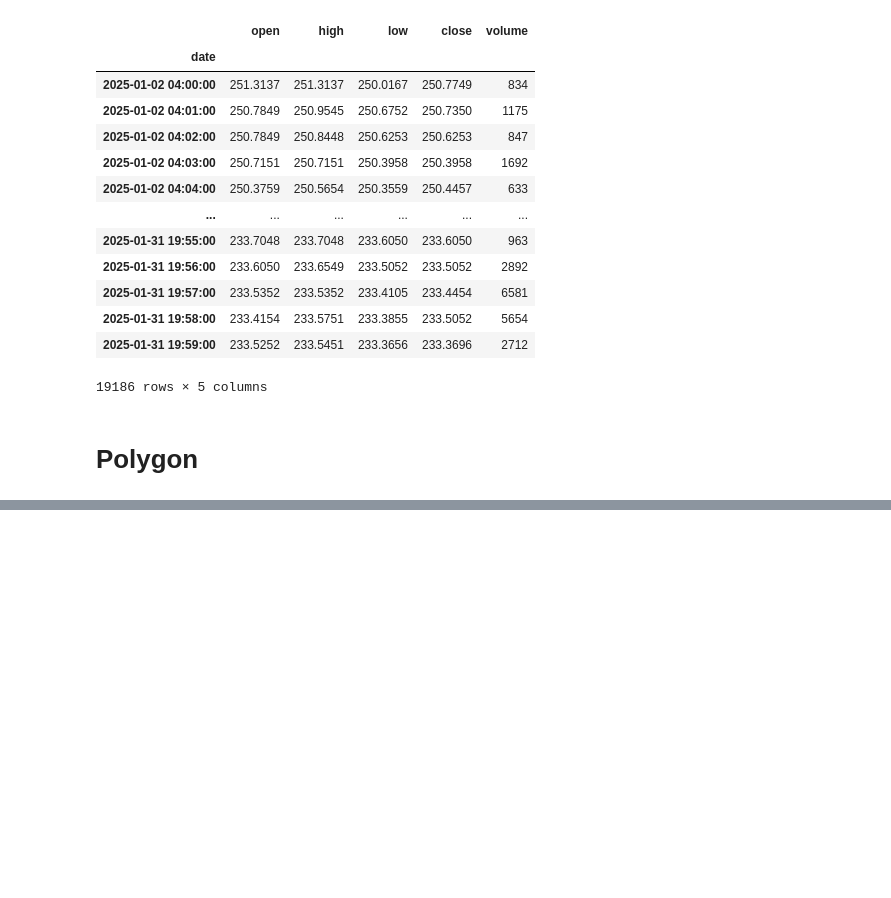
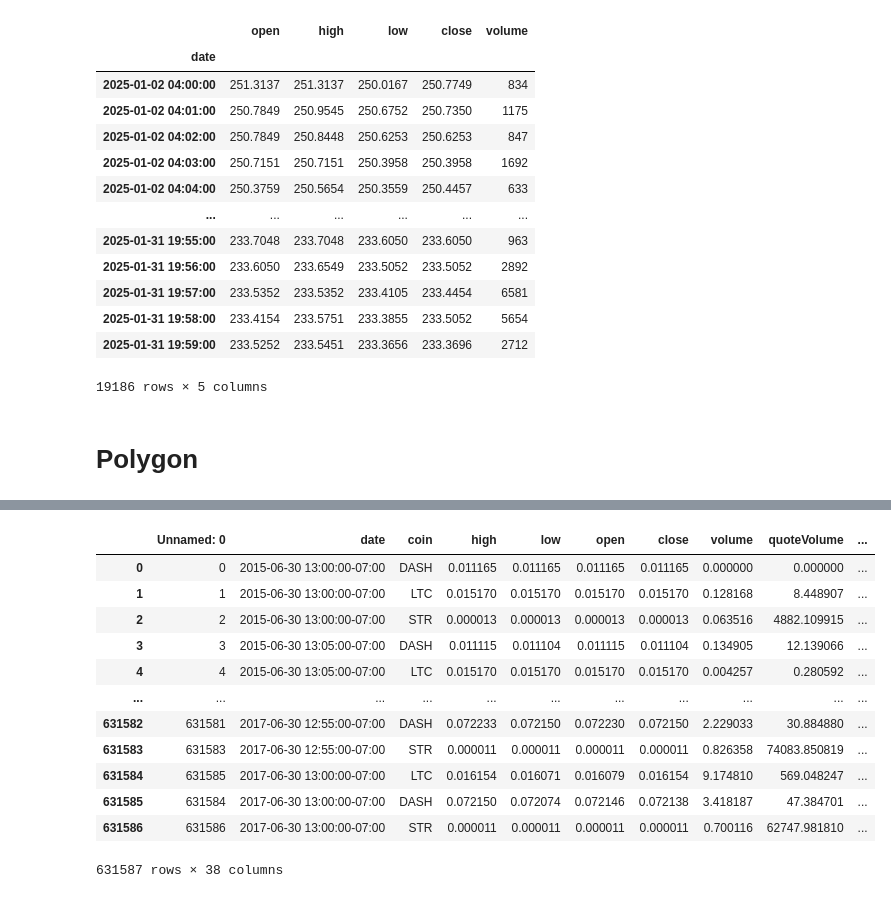
Before and after one commit to atefar2/SB3_RL_VARIABLE_CRL_NO_ATTENTION_ONLY_MLP, a Jupyter notebook: data_gathering.ipynb, the cells around one changed output, grey strips where cells are left out. Cells and saved outputs as stored; diff of their text form; code cells hidden in the pictures; blank space fills up the shorter version.

```diff
--- a/data_gathering.ipynb
+++ b/data_gathering.ipynb
@@ -406,3 +406,33 @@ df.columns = multi_columns
 print(f"Length: {len(df)}")
 print(f"MultiIndex structure: {df.columns}")
 df.head()
+# %%
+import pandas as pd
+import numpy as np
+import matplotlib.pyplot as plt
+import seaborn as sns
+import os
+import sys
+import requests
+import json
+import time
+import random
+import re
+import datetime
+import pytz
+import pickle
+
+
+preprocessed_data = pd.read_csv('cleaned_preprocessed.csv')
+
+# print(preprocessed_data.head())
+# print(preprocessed_data.info())
+# print(preprocessed_data.describe())
+# print(preprocessed_data.columns)
+# print(preprocessed_data.shape)
+# print(preprocessed_data.dtypes)
+# print(preprocessed_data.isnull().sum())
+print(preprocessed_data)
+
+print(f"-----------------")
+# print(preprocessed_data.date.tail(50))
@@ -408,0 +457,16 @@ df.head()
+# %%
+preprocessed_data
+# %% [output]
+|  | Unnamed: 0 | date | coin | high | low | open | close | volume | quoteVolume | ... |
+| 0 | 0 | 2015-06-30 13:00:00-07:00 | DASH | 0.011165 | 0.011165 | 0.011165 | 0.011165 | 0.000000 | 0.000000 | ... |
+| 1 | 1 | 2015-06-30 13:00:00-07:00 | LTC | 0.015170 | 0.015170 | 0.015170 | 0.015170 | 0.128168 | 8.448907 | ... |
+| 2 | 2 | 2015-06-30 13:00:00-07:00 | STR | 0.000013 | 0.000013 | 0.000013 | 0.000013 | 0.063516 | 4882.109915 | ... |
+| 3 | 3 | 2015-06-30 13:05:00-07:00 | DASH | 0.011115 | 0.011104 | 0.011115 | 0.011104 | 0.134905 | 12.139066 | ... |
+| 4 | 4 | 2015-06-30 13:05:00-07:00 | LTC | 0.015170 | 0.015170 | 0.015170 | 0.015170 | 0.004257 | 0.280592 | ... |
+| ... | ... | ... | ... | ... | ... | ... | ... | ... | ... | ... |
+| 631582 | 631581 | 2017-06-30 12:55:00-07:00 | DASH | 0.072233 | 0.072150 | 0.072230 | 0.072150 | 2.229033 | 30.884880 | ... |
+| 631583 | 631583 | 2017-06-30 12:55:00-07:00 | STR | 0.000011 | 0.000011 | 0.000011 | 0.000011 | 0.826358 | 74083.850819 | ... |
+| 631584 | 631585 | 2017-06-30 13:00:00-07:00 | LTC | 0.016154 | 0.016071 | 0.016079 | 0.016154 | 9.174810 | 569.048247 | ... |
+| 631585 | 631584 | 2017-06-30 13:00:00-07:00 | DASH | 0.072150 | 0.072074 | 0.072146 | 0.072138 | 3.418187 | 47.384701 | ... |
+| 631586 | 631586 | 2017-06-30 13:00:00-07:00 | STR | 0.000011 | 0.000011 | 0.000011 | 0.000011 | 0.700116 | 62747.981810 | ... |
+631587 rows × 38 columns
```
Also changed, not shown: parts of 3 cells of this notebook, 6 other files.
